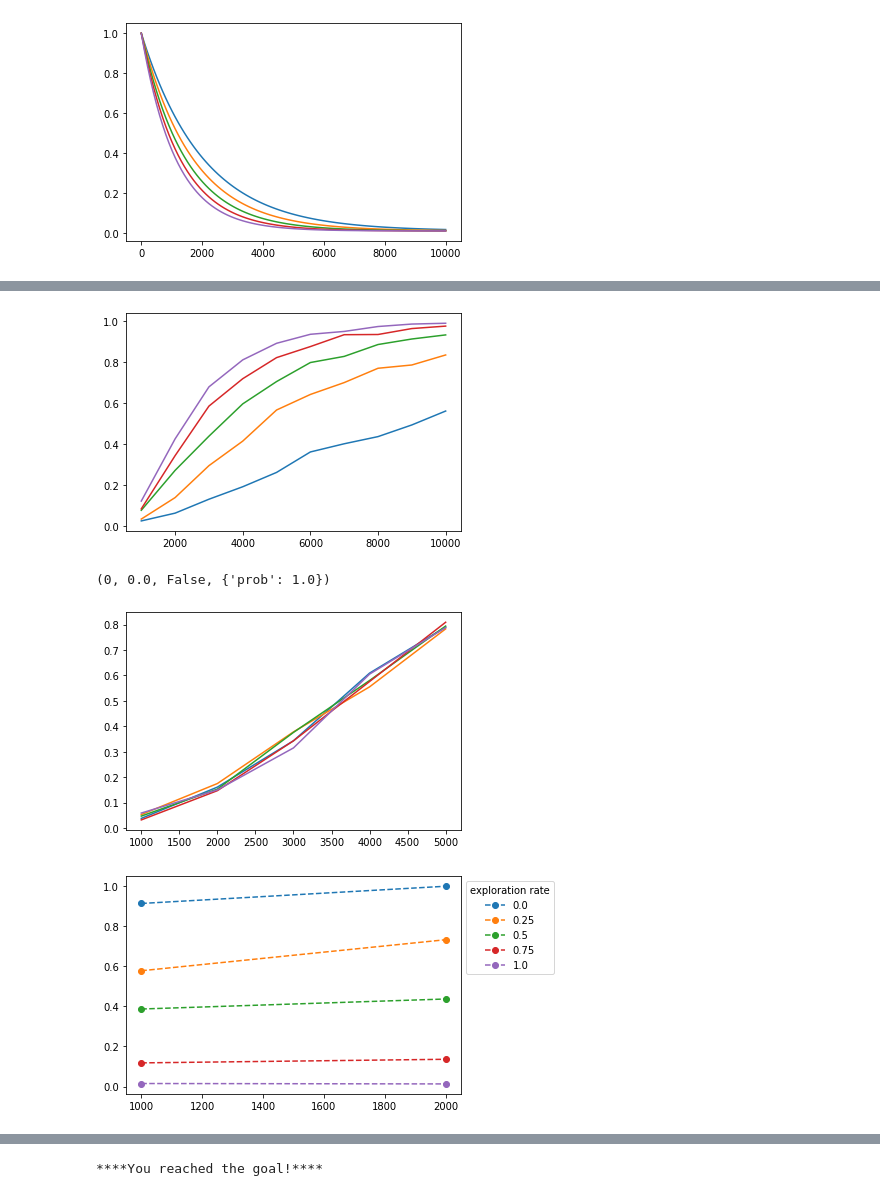
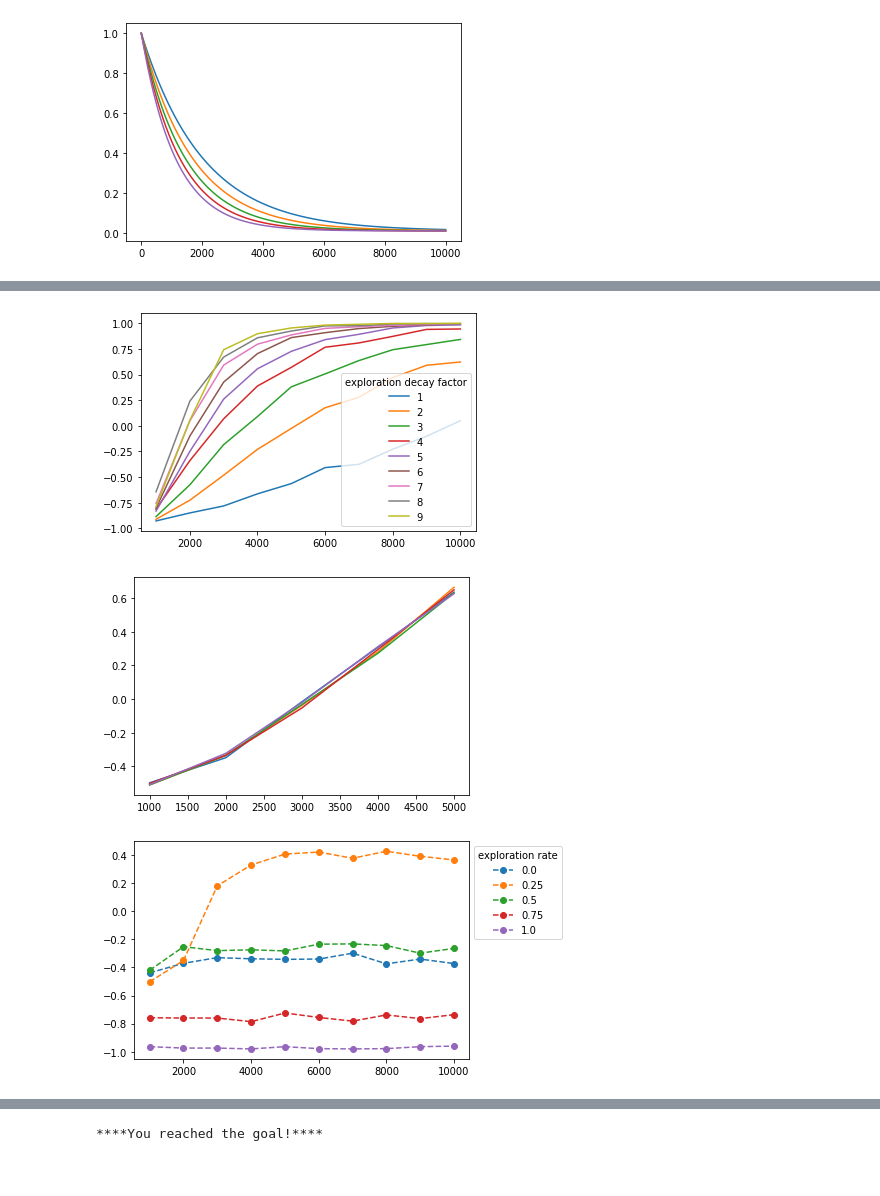
Before and after one commit to Samworth27/DRL-Workshop, a Jupyter notebook: week2/a.ipynb, the cells around one changed output, grey strips where cells are left out. Saved outputs shown, nothing was run; the diff lists cells and outputs as text; code cells hidden in the pictures.

```diff
--- a/week2/a.ipynb
+++ b/week2/a.ipynb
@@ -89,3 +485,19 @@ for i in range(5,10):
   explorationDecayRate(10000,1,0.01,i)
 # %% [output]
 [figure]
+# %%
+env = gym.make("FrozenLake-v1", is_slippery=False, map_name="4x4")
+# env = CustomFrozenLakeEnv(is_slippery=False, map_name="4x4")
+num_episodes = 20000
+n = 1000
+
+rewards_all_episodes = trainModel(env=env, num_episodes=num_episodes, learning_rate=0.4,
+                                  discount_rate=0.9, max_exploration_rate=1, min_exploration_rate=0.01, exploration_decay_factor=8)
+rewards_per_n_episodes = np.split(
+    np.array(rewards_all_episodes), num_episodes / n)
+cumulative_rewards = np.cumsum(rewards_all_episodes)
+x = (np.arange(num_episodes / n)+1)*n
+y = np.sum(rewards_per_n_episodes, 1)/n
+plt.plot(x,y)
+plt.show()
+plt.plot(cumulative_rewards)
@@ -91,0 +508,10 @@ for i in range(5,10):
+# %%
+env = gym.make("FrozenLake-v1", is_slippery=False, map_name="4x4")
+# env = CustomFrozenLakeEnv(is_slippery=False, map_name="4x4")
+num_episodes = 20000
+n = 1000
+
+rewards_all_episodes = trainModel(env=env, num_episodes=num_episodes, learning_rate=0.2,
+                                  discount_rate=0.99, max_exploration_rate=1, min_exploration_rate=0.01, exploration_decay_factor=8, accuracy=10)
+cumulative_rewards = np.cumsum(rewards_all_episodes)
+plt.plot(cumulative_rewards)
@@ -92,26 +521,27 @@ for i in range(5,10):
 # %%
-env = gym.make("FrozenLake-v1", is_slippery=False, map_name="4x4")
+# env = gym.make("FrozenLake-v1", is_slippery=True, map_name="4x4")
+env = CustomFrozenLakeEnv(is_slippery=False, map_name="4x4")
 
 num_episodes = 10000
 n = 1000
 
-for i in range(1, 6):
+for i in range(1, 10):
     rewards_all_episodes = trainModel(env=env, num_episodes=num_episodes, learning_rate=0.4,
                                       discount_rate=0.9, max_exploration_rate=1, min_exploration_rate=0.01, exploration_decay_factor=i)
     rewards_per_n_episodes = np.split(
         np.array(rewards_all_episodes), num_episodes / n)
     x = (np.arange(num_episodes / n)+1)*n
     y = np.sum(rewards_per_n_episodes, 1)/n
-    plt.plot(x, y)
+    plt.plot(x, y, label=i)
+plt.legend(title="exploration decay factor")
+plt.show()
 # %% [output]
-[figure, old version]
+[figure, new version]
-# %%
-env = gym.make("FrozenLake-v1", is_slippery=False, map_name="8x8")
-env.reset()
-print(env.step(0))
-# %% [output]
-(0, 0.0, False, {'prob': 1.0})
 # %%
+# env = gym.make("FrozenLake-v1", is_slippery=True, map_name="4x4")
+env = CustomFrozenLakeEnv(is_slippery=False, map_name="4x4")
+
+
 num_episodes = 5000
 n = 1000
 
@@ -124,9 +554,13 @@ for i in range(5):
     y = np.sum(rewards_per_n_episodes, 1)/n
     plt.plot(x, y)
 # %% [output]
-[figure, old version]
+[figure, new version]
 # %%
-num_episodes = 2000
+# env = gym.make("FrozenLake-v1", is_slippery=True, map_name="4x4")
+env = CustomFrozenLakeEnv(is_slippery=False, map_name="4x4")
+
+
+num_episodes = 10000
 n = 1000
 
 for i in np.linspace(0,1,num=5):
@@ -139,4 +573,4 @@ for i in np.linspace(0,1,num=5):
     plt.plot(x, y,'o--', label=i)
     plt.legend(title="exploration rate", bbox_to_anchor=(1,1))
 # %% [output]
-[figure, old version]
+[figure, new version]
```
Also changed, not shown: parts of 11 cells of this notebook, 1 other file.
